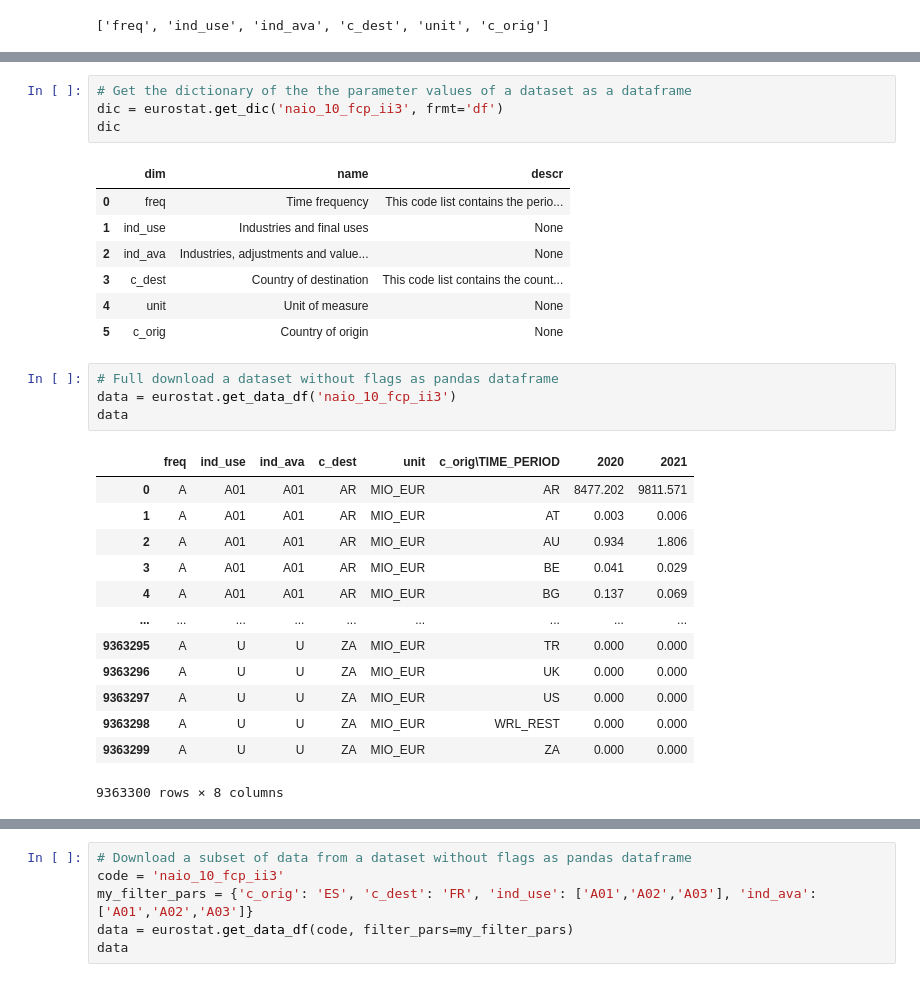
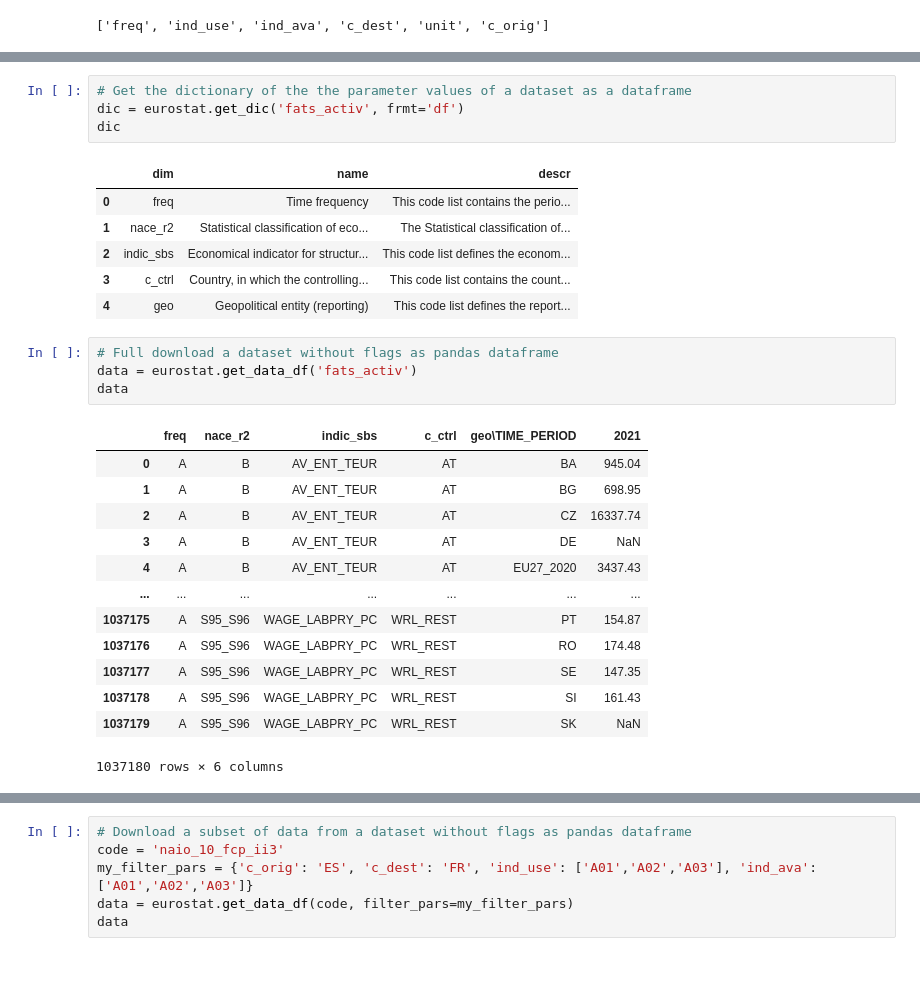
Before and after one commit to jorgenotte/TiVA, a Jupyter notebook: API_Eurostat.ipynb, the cells around one changed output, grey strips where cells are left out. Drawn from its saved outputs; the diff is of its cells as text.

```diff
--- a/API_Eurostat.ipynb
+++ b/API_Eurostat.ipynb
@@ -69,30 +104,29 @@ values
 # %%
 # Get the dictionary of the the parameter values of a dataset as a dataframe
-dic = eurostat.get_dic('naio_10_fcp_ii3', frmt='df')
+dic = eurostat.get_dic('fats_activ', frmt='df')
 dic
 # %% [output]
 |  | dim | name | descr |
 | 0 | freq | Time frequency | This code list contains the perio... |
-| 1 | ind_use | Industries and final uses | None |
-| 2 | ind_ava | Industries, adjustments and value... | None |
-| 3 | c_dest | Country of destination | This code list contains the count... |
-| 4 | unit | Unit of measure | None |
-| 5 | c_orig | Country of origin | None |
+| 1 | nace_r2 | Statistical classification of eco... | The Statistical classification of... |
+| 2 | indic_sbs | Economical indicator for structur... | This code list defines the econom... |
+| 3 | c_ctrl | Country, in which the controlling... | This code list contains the count... |
+| 4 | geo | Geopolitical entity (reporting) | This code list defines the report... |
 # %%
 # Full download a dataset without flags as pandas dataframe
-data = eurostat.get_data_df('naio_10_fcp_ii3')
+data = eurostat.get_data_df('fats_activ')
 data
 # %% [output]
-|  | freq | ind_use | ind_ava | c_dest | unit | c_orig\TIME_PERIOD | 2020 | 2021 |
-| 0 | A | A01 | A01 | AR | MIO_EUR | AR | 8477.202 | 9811.571 |
-| 1 | A | A01 | A01 | AR | MIO_EUR | AT | 0.003 | 0.006 |
-| 2 | A | A01 | A01 | AR | MIO_EUR | AU | 0.934 | 1.806 |
-| 3 | A | A01 | A01 | AR | MIO_EUR | BE | 0.041 | 0.029 |
-| 4 | A | A01 | A01 | AR | MIO_EUR | BG | 0.137 | 0.069 |
-| ... | ... | ... | ... | ... | ... | ... | ... | ... |
-| 9363295 | A | U | U | ZA | MIO_EUR | TR | 0.000 | 0.000 |
-| 9363296 | A | U | U | ZA | MIO_EUR | UK | 0.000 | 0.000 |
-| 9363297 | A | U | U | ZA | MIO_EUR | US | 0.000 | 0.000 |
-| 9363298 | A | U | U | ZA | MIO_EUR | WRL_REST | 0.000 | 0.000 |
-| 9363299 | A | U | U | ZA | MIO_EUR | ZA | 0.000 | 0.000 |
+|  | freq | nace_r2 | indic_sbs | c_ctrl | geo\TIME_PERIOD | 2021 |
+| 0 | A | B | AV_ENT_TEUR | AT | BA | 945.04 |
+| 1 | A | B | AV_ENT_TEUR | AT | BG | 698.95 |
+| 2 | A | B | AV_ENT_TEUR | AT | CZ | 16337.74 |
+| 3 | A | B | AV_ENT_TEUR | AT | DE | NaN |
+| 4 | A | B | AV_ENT_TEUR | AT | EU27_2020 | 3437.43 |
+| ... | ... | ... | ... | ... | ... | ... |
+| 1037175 | A | S95_S96 | WAGE_LABPRY_PC | WRL_REST | PT | 154.87 |
+| 1037176 | A | S95_S96 | WAGE_LABPRY_PC | WRL_REST | RO | 174.48 |
+| 1037177 | A | S95_S96 | WAGE_LABPRY_PC | WRL_REST | SE | 147.35 |
+| 1037178 | A | S95_S96 | WAGE_LABPRY_PC | WRL_REST | SI | 161.43 |
+| 1037179 | A | S95_S96 | WAGE_LABPRY_PC | WRL_REST | SK | NaN |
-9363300 rows × 8 columns
+1037180 rows × 6 columns
```
Also changed, not shown: parts of 8 cells of this notebook.
